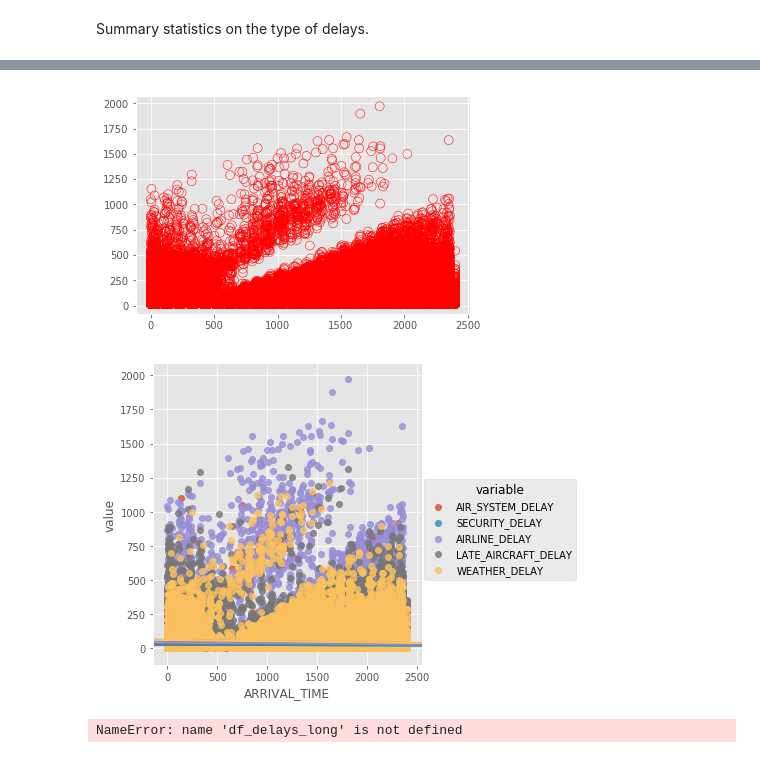
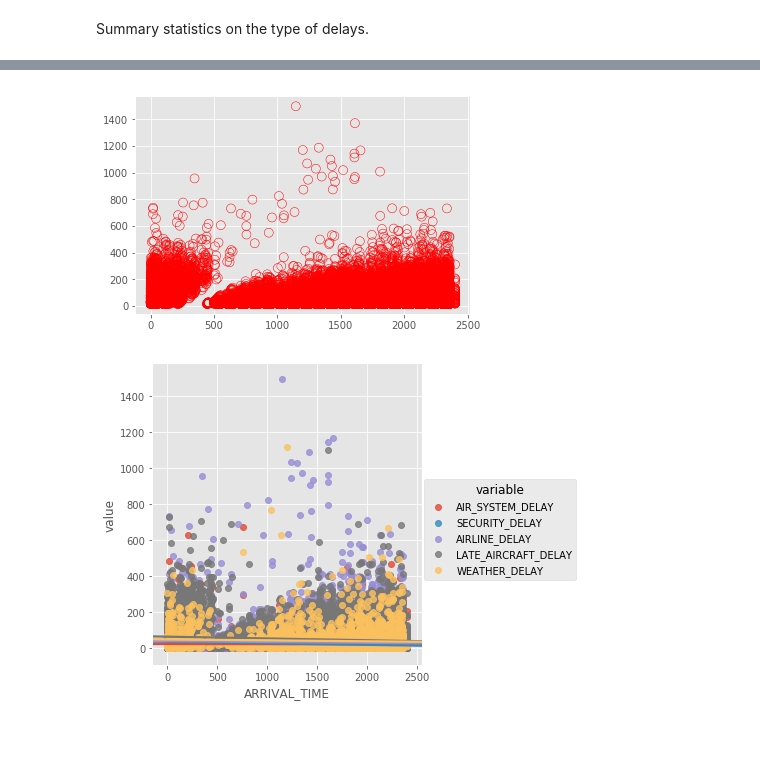
Before and after one commit to JackNelson/MSDS7331_Project1, a Jupyter notebook: Project1.ipynb, the cells around one changed output, grey strips where cells are left out. Cells and saved outputs as stored; diff of their text form; code cells hidden in the pictures.

```diff
--- a/Project1.ipynb
+++ b/Project1.ipynb
@@ -111,6 +111,8 @@ import seaborn as sns
 Read in csv data file.
 # %%
 df = pd.read_csv('data/flights.csv', low_memory=False)
+# %%
+df = pd.read_csv('data/Airline_Dataset_LGA_MDW_SFO.csv', low_memory=False)
 # %% [markdown]
 Validating csv data file read in correctly.
 # %%
@@ -262,20 +255,16 @@ plt.show()
 # %%
-plt.scatter(df_delays['ARRIVAL_TIME'],df_delays['ARRIVAL_DELAY'], s=80, facecolors='none', edgecolors='r')
+plt.scatter(df['ARRIVAL_TIME'],df['ARRIVAL_DELAY'], s=80, facecolors='none', edgecolors='r')
 plt.show()
 # %% [output]
-[figure, old version]
+[figure, new version]
 # %%
 cmap = sns.diverging_palette(220,10,as_cmap=True)
 
-df_delays_long = pd.melt(df_delays, id_vars=['ARRIVAL_TIME'], value_vars=['AIR_SYSTEM_DELAY','SECURITY_DELAY',
+df_long = pd.melt(df, id_vars=['ARRIVAL_TIME'], value_vars=['AIR_SYSTEM_DELAY','SECURITY_DELAY',
                                                                           'AIRLINE_DELAY','LATE_AIRCRAFT_DELAY',
                                                                           'WEATHER_DELAY'])
-sns.lmplot('ARRIVAL_TIME','value',data=df_delays_long[df_delays_long.value > 0],
+sns.lmplot('ARRIVAL_TIME','value',data=df_long[df_long.value > 0],
            hue='variable')
 plt.show()
 # %% [output]
-[figure, old version]
+[figure, new version]
-# %%
-df_delays_long.head()
-# %% [output]
-NameError: name 'df_delays_long' is not defined
```
Also changed, not shown: parts of 15 cells of this notebook, 1 other file.
